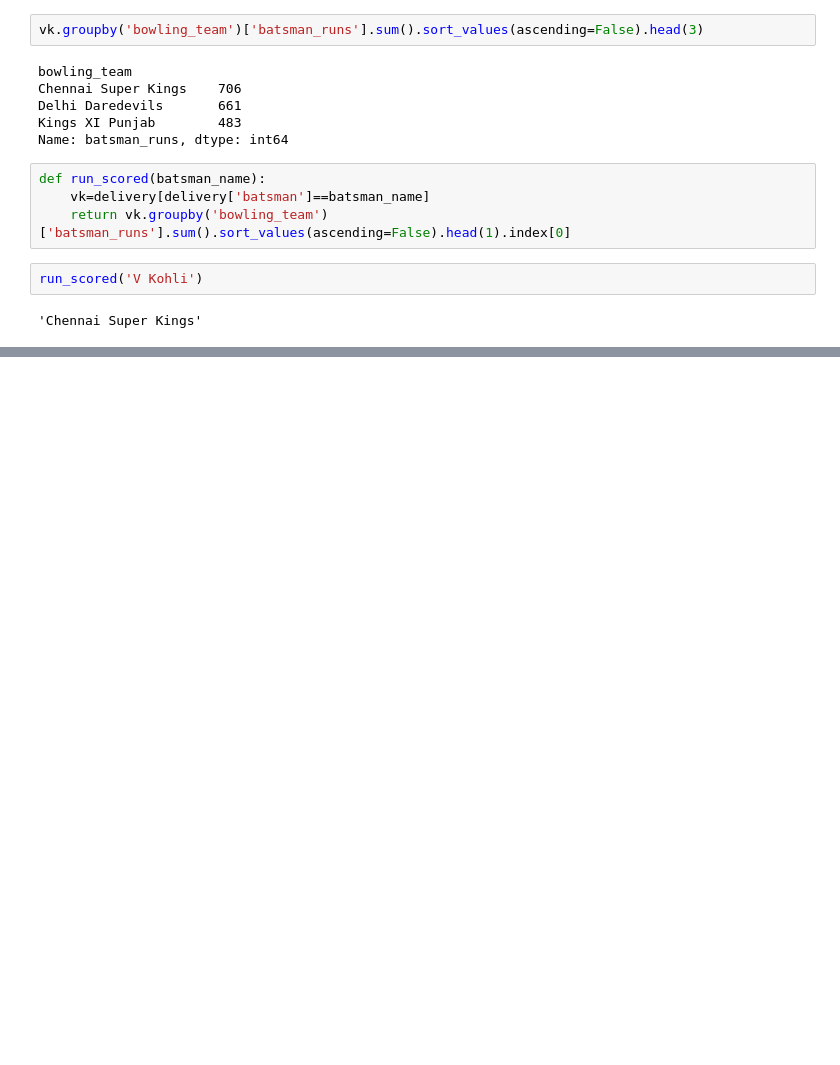
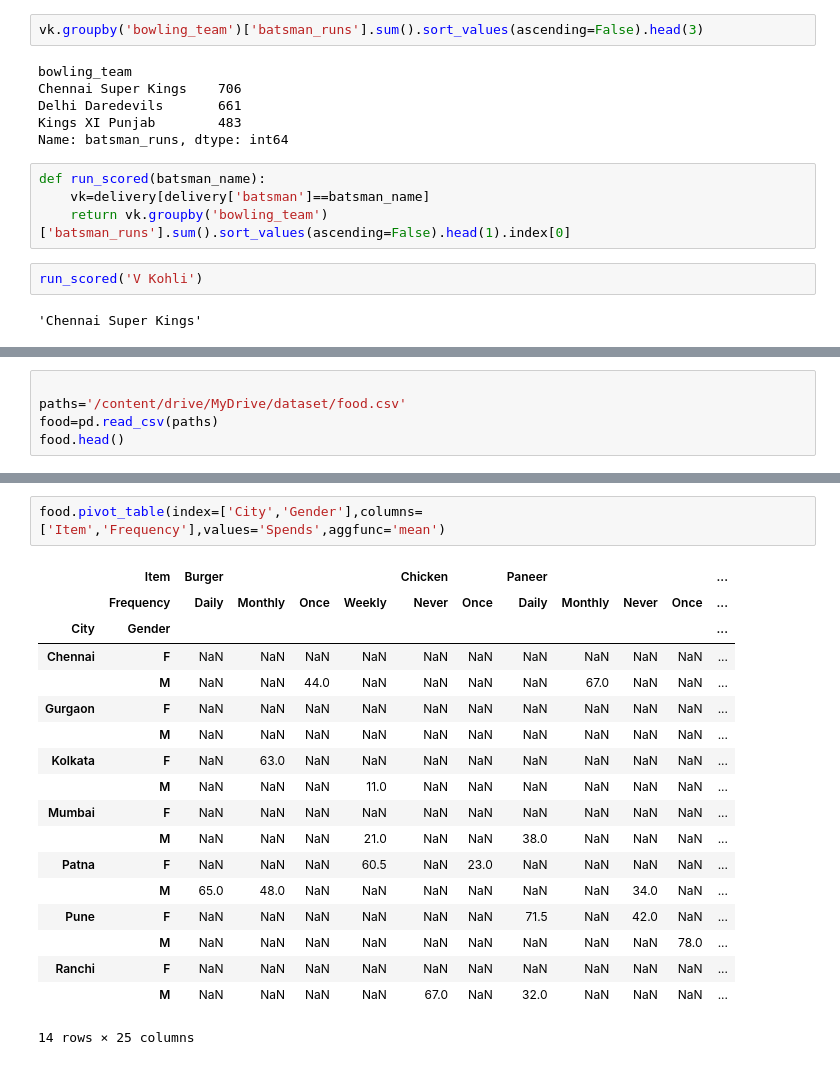
Before and after one commit to SUDHANSHU4497/practice, a Jupyter notebook: ipl_data_analysis.ipynb, the cells around one changed output, grey strips where cells are left out. Saved outputs shown, nothing was run; the diff lists cells and outputs as text; blank space fills up the shorter version.

```diff
--- a/ipl_data_analysis.ipynb
+++ b/ipl_data_analysis.ipynb
@@ -856,0 +994,5 @@ run_scored('V Kohli')
+# %%
+
+paths='/content/drive/MyDrive/dataset/food.csv'
+food=pd.read_csv(paths)
+food.head()
@@ -856,0 +1037,21 @@ run_scored('V Kohli')
+# %%
+food.pivot_table(index=['City','Gender'],columns=['Item','Frequency'],values='Spends',aggfunc='mean')
+# %% [output]
+|  | Item | Burger |  |  |  | Chicken |  | Paneer |  |  |  | ... |
+|  | Frequency | Daily | Monthly | Once | Weekly | Never | Once | Daily | Monthly | Never | Once | ... |
+| City | Gender |  |  |  |  |  |  |  |  |  |  | ... |
+| Chennai | F | NaN | NaN | NaN | NaN | NaN | NaN | NaN | NaN | NaN | NaN | ... |
+|  | M | NaN | NaN | 44.0 | NaN | NaN | NaN | NaN | 67.0 | NaN | NaN | ... |
+| Gurgaon | F | NaN | NaN | NaN | NaN | NaN | NaN | NaN | NaN | NaN | NaN | ... |
+|  | M | NaN | NaN | NaN | NaN | NaN | NaN | NaN | NaN | NaN | NaN | ... |
+| Kolkata | F | NaN | 63.0 | NaN | NaN | NaN | NaN | NaN | NaN | NaN | NaN | ... |
+|  | M | NaN | NaN | NaN | 11.0 | NaN | NaN | NaN | NaN | NaN | NaN | ... |
+| Mumbai | F | NaN | NaN | NaN | NaN | NaN | NaN | NaN | NaN | NaN | NaN | ... |
+|  | M | NaN | NaN | NaN | 21.0 | NaN | NaN | 38.0 | NaN | NaN | NaN | ... |
+| Patna | F | NaN | NaN | NaN | 60.5 | NaN | 23.0 | NaN | NaN | NaN | NaN | ... |
+|  | M | 65.0 | 48.0 | NaN | NaN | NaN | NaN | NaN | NaN | 34.0 | NaN | ... |
+| Pune | F | NaN | NaN | NaN | NaN | NaN | NaN | 71.5 | NaN | 42.0 | NaN | ... |
+|  | M | NaN | NaN | NaN | NaN | NaN | NaN | NaN | NaN | NaN | 78.0 | ... |
+| Ranchi | F | NaN | NaN | NaN | NaN | NaN | NaN | NaN | NaN | NaN | NaN | ... |
+|  | M | NaN | NaN | NaN | NaN | 67.0 | NaN | 32.0 | NaN | NaN | NaN | ... |
+14 rows × 25 columns
```
Also changed, not shown: parts of 42 cells of this notebook.
